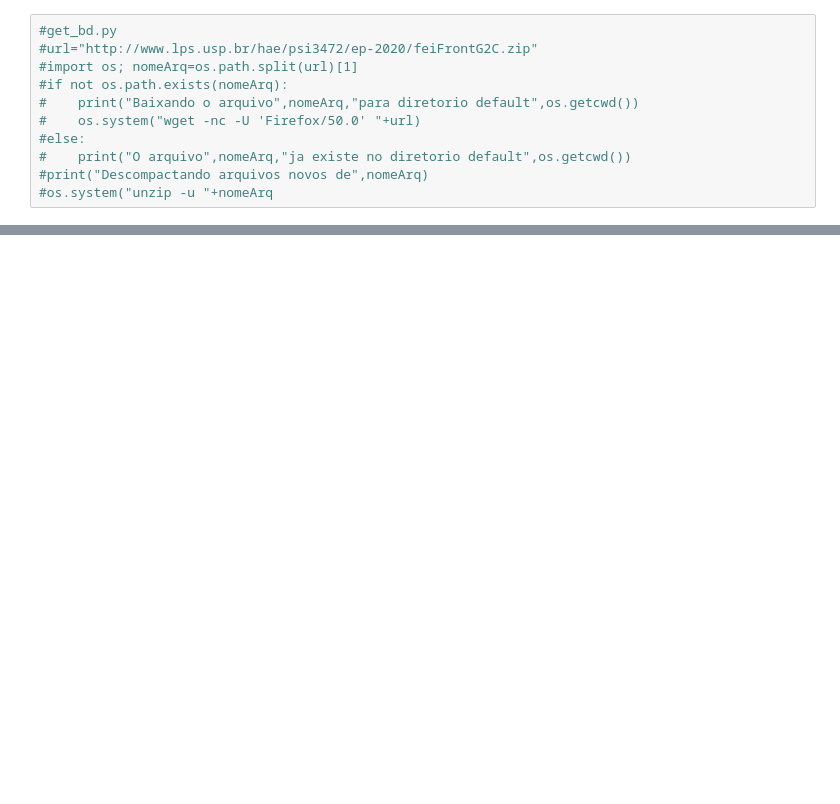
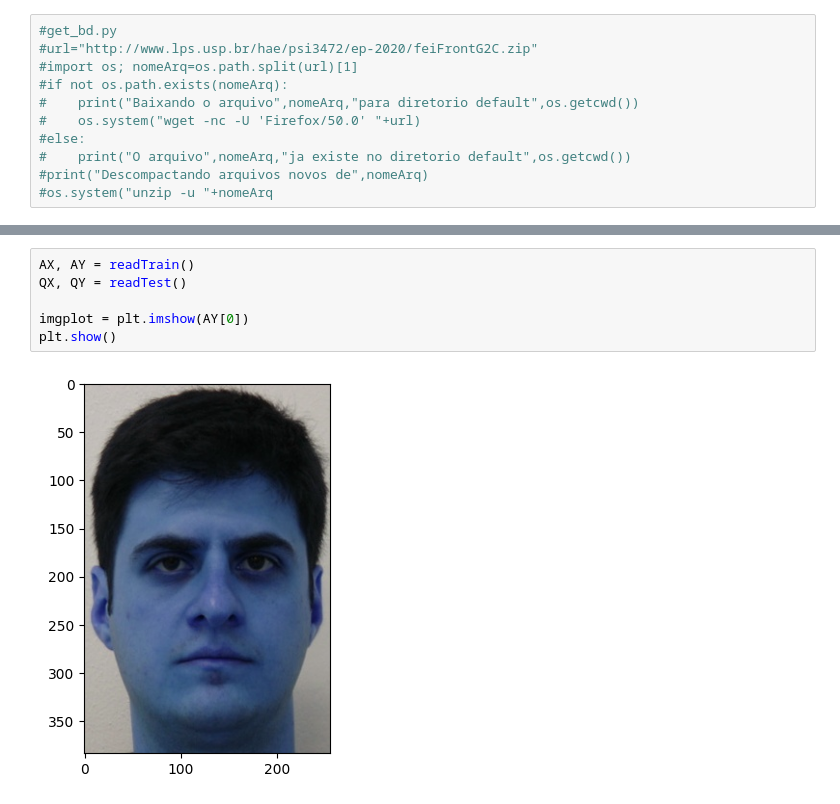
Before and after one commit to LeonardoKomura/PSI3472, a Jupyter notebook: EP1/ep1.ipynb, the cells around one changed output, grey strips where cells are left out. Drawn from its saved outputs; the diff is of its cells as text; blank space fills up the shorter version.

```diff
--- a/EP1/ep1.ipynb
+++ b/EP1/ep1.ipynb
@@ -84 +81,9 @@ def readTest():
     return QX, QY
+# %%
+AX, AY = readTrain()
+QX, QY = readTest()
+
+imgplot = plt.imshow(AY[0])
+plt.show()
+# %% [output]
+[figure, added]
```
Also changed, not shown: parts of 2 cells of this notebook, 1 other file.
